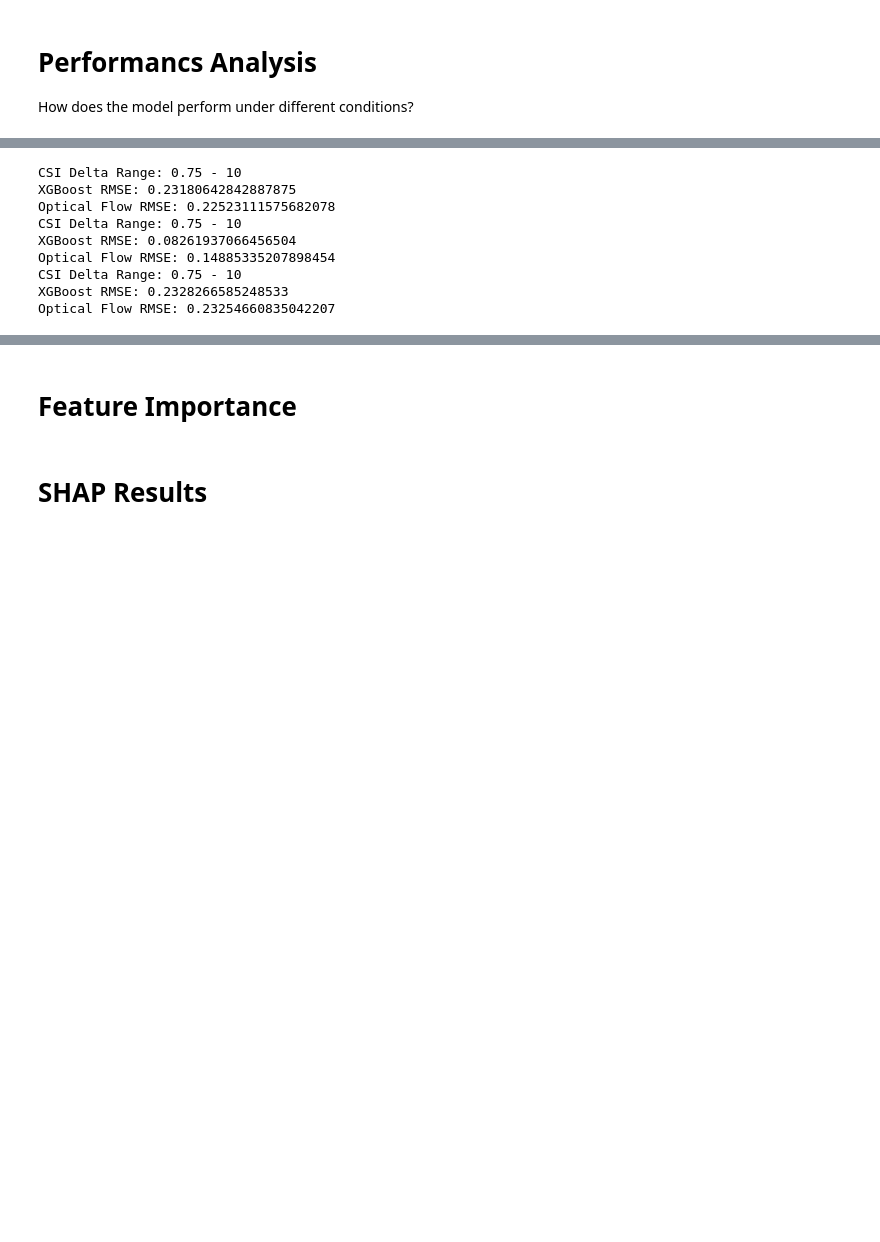
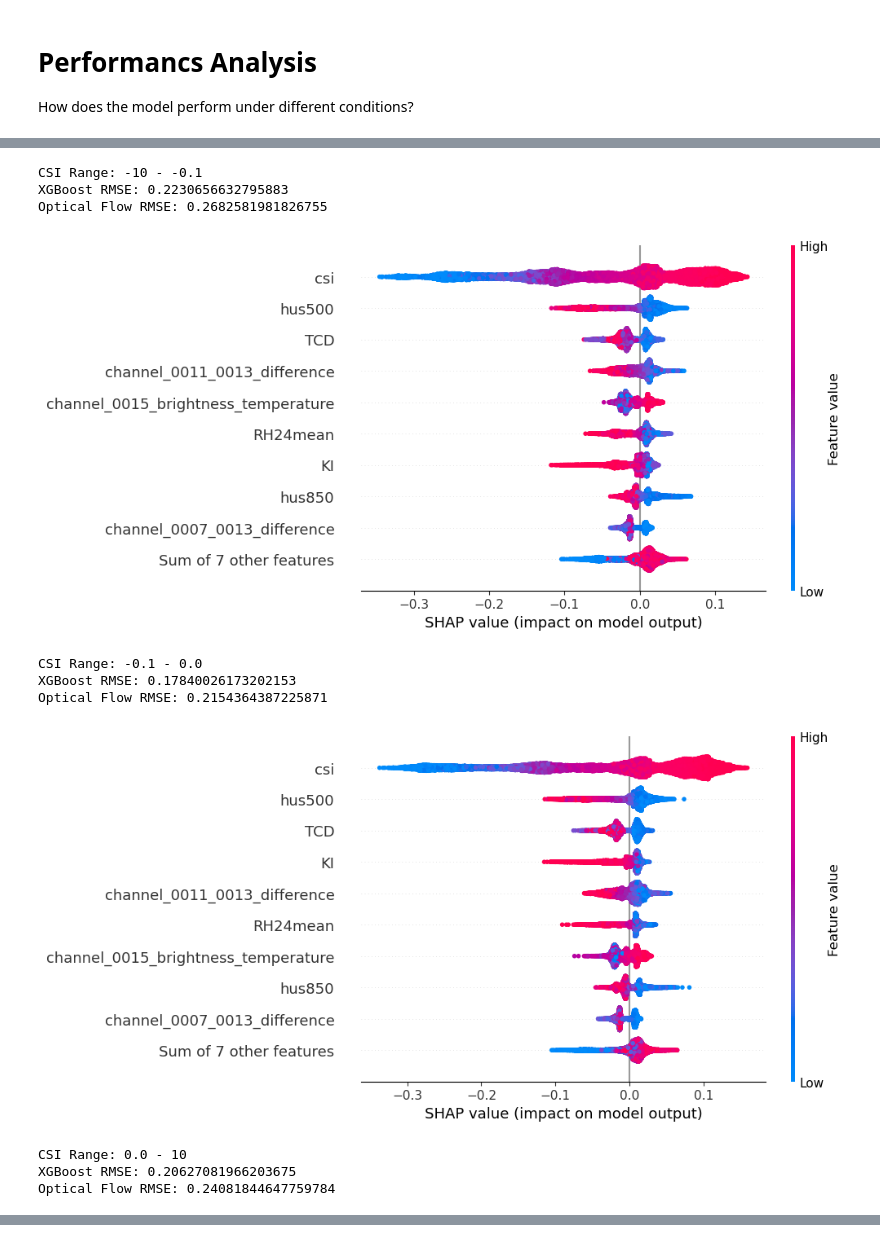
Before and after one commit to cdoedens/solar-nowcast, a Jupyter notebook: mouse/04_evaluation.ipynb, the cells around one changed output, grey strips where cells are left out. Cells and saved outputs as stored; diff of their text form; code cells hidden in the pictures; blank space fills up the shorter version.

```diff
--- a/mouse/04_evaluation.ipynb
+++ b/mouse/04_evaluation.ipynb
@@ -202,34 +232,53 @@ Optical Flow RMSE: 0.16815707704191454
 # %%
 # By change in CSI
 
-ds_xgb['csi_delta'] = ds_xgb[f'csi_t{forecast_lead}'] - ds_xgb['csi']
+reg_mean = ds_xgb.mean(['latitude', 'longitude'])
+reg_mean_delta = reg_mean[f'csi_t{forecast_lead}'] - reg_mean['csi']
 
 delta_range = [
     (-10, -0.1),
-    (-0.1, 0.1),
-    (0.1, 10)
+    (-0.1, 0.0),
+    (0.0, 10)
 ]
 
 for delta_min, delta_max in delta_range:
-    ds_range = ds_xgb.where((ds_xgb['csi_delta'] > delta_min) & (ds_xgb['csi_delta'] < delta_max))
+
+    valid_times = reg_mean_delta.time.where(
+        (reg_mean_delta > delta_min) &
+        (reg_mean_delta < delta_max),
+        drop=True
+    )
+
+    # Match all timestamps belonging to those days
+    mask = ds_xgb.time.isin(valid_times)
+    ds_range = ds_xgb.where(mask, drop=True)
 
     obs = ds_range[f'csi_t{forecast_lead}']
-    fcst_xgb = ds_range[f'forecast_t{forecast_lead}']
-    fcst_gso = ds_range['csi_gso']
+    fcst_xgb = ds_range[f'xgb_t{forecast_lead}']
+    fcst_gso = ds_gso['csi_gso'].sel(time=ds_range.time)
+
 
     rmse_xgb = rmse(obs, fcst_xgb)
-    print(f"CSI Delta Range: {csi_min} - {csi_max}")
+    print(f"CSI Range: {delta_min} - {delta_max}")
     print(f"XGBoost RMSE: {rmse_xgb.item()}")
 
     rmse_gso = rmse(obs, fcst_gso)
     print(f"Optical Flow RMSE: {rmse_gso.item()}")
+    shap_analysis(
+        ds=ds_range,
+        df=df,
+        X_vars=X_vars,
+        explainer=explainer
+    )
 # %% [output]
-CSI Delta Range: 0.75 - 10
-XGBoost RMSE: 0.23180642842887875
-Optical Flow RMSE: 0.22523111575682078
-CSI Delta Range: 0.75 - 10
-XGBoost RMSE: 0.08261937066456504
-Optical Flow RMSE: 0.14885335207898454
-CSI Delta Range: 0.75 - 10
-XGBoost RMSE: 0.2328266585248533
-Optical Flow RMSE: 0.23254660835042207
+CSI Range: -10 - -0.1
+XGBoost RMSE: 0.2230656632795883
+Optical Flow RMSE: 0.2682581981826755
+[figure, added]
+CSI Range: -0.1 - 0.0
+XGBoost RMSE: 0.17840026173202153
+Optical Flow RMSE: 0.2154364387225871
+[figure, added]
+CSI Range: 0.0 - 10
+XGBoost RMSE: 0.20627081966203675
+Optical Flow RMSE: 0.24081844647759784
@@ -236,2 +285,0 @@ Optical Flow RMSE: 0.23254660835042207
-# %% [markdown]
-# Feature Importance
@@ -242,2 +285,0 @@ Optical Flow RMSE: 0.23254660835042207
-# %% [markdown]
-# SHAP Results
```
Also changed, not shown: parts of 20 cells of this notebook.
